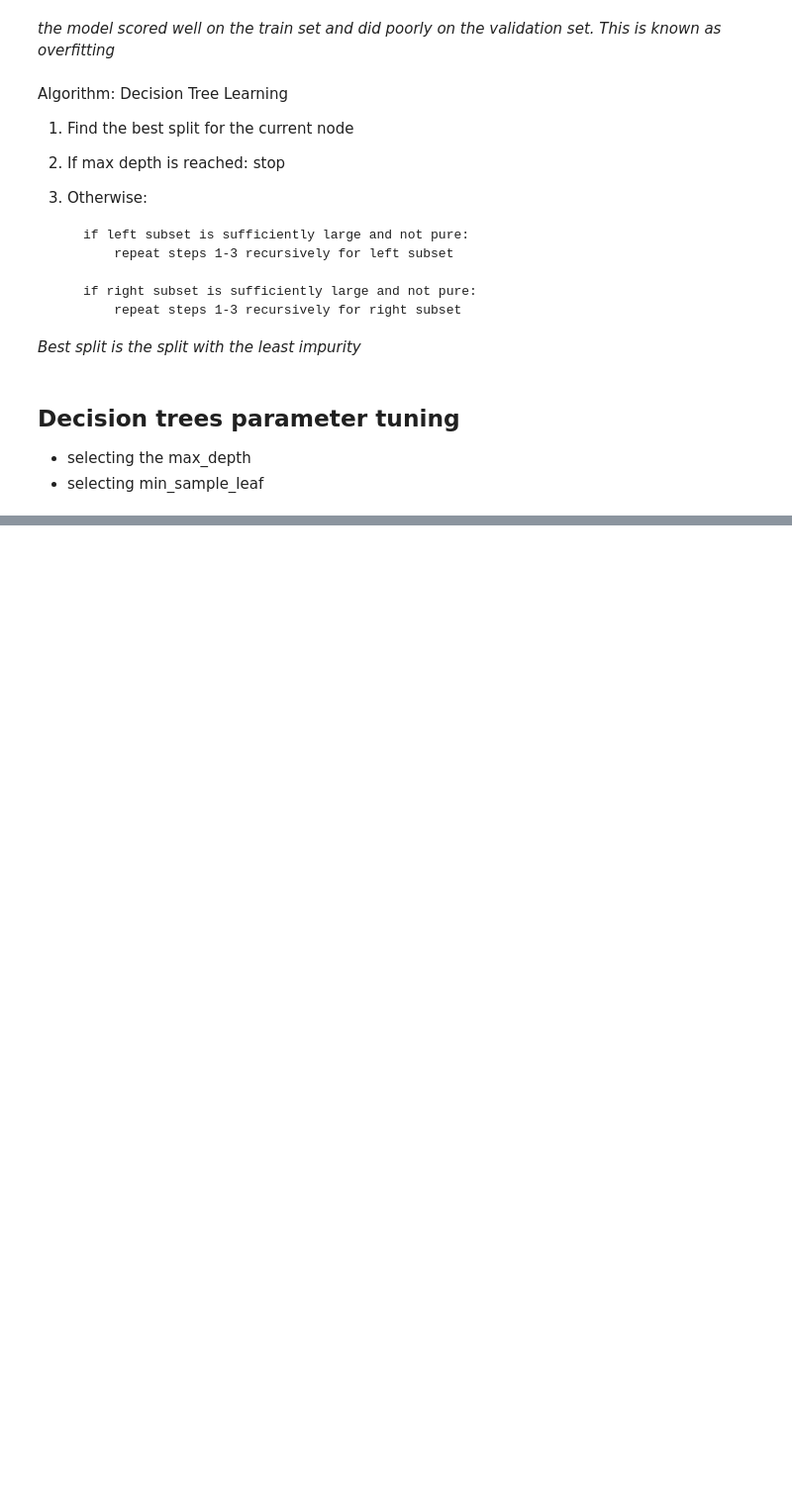
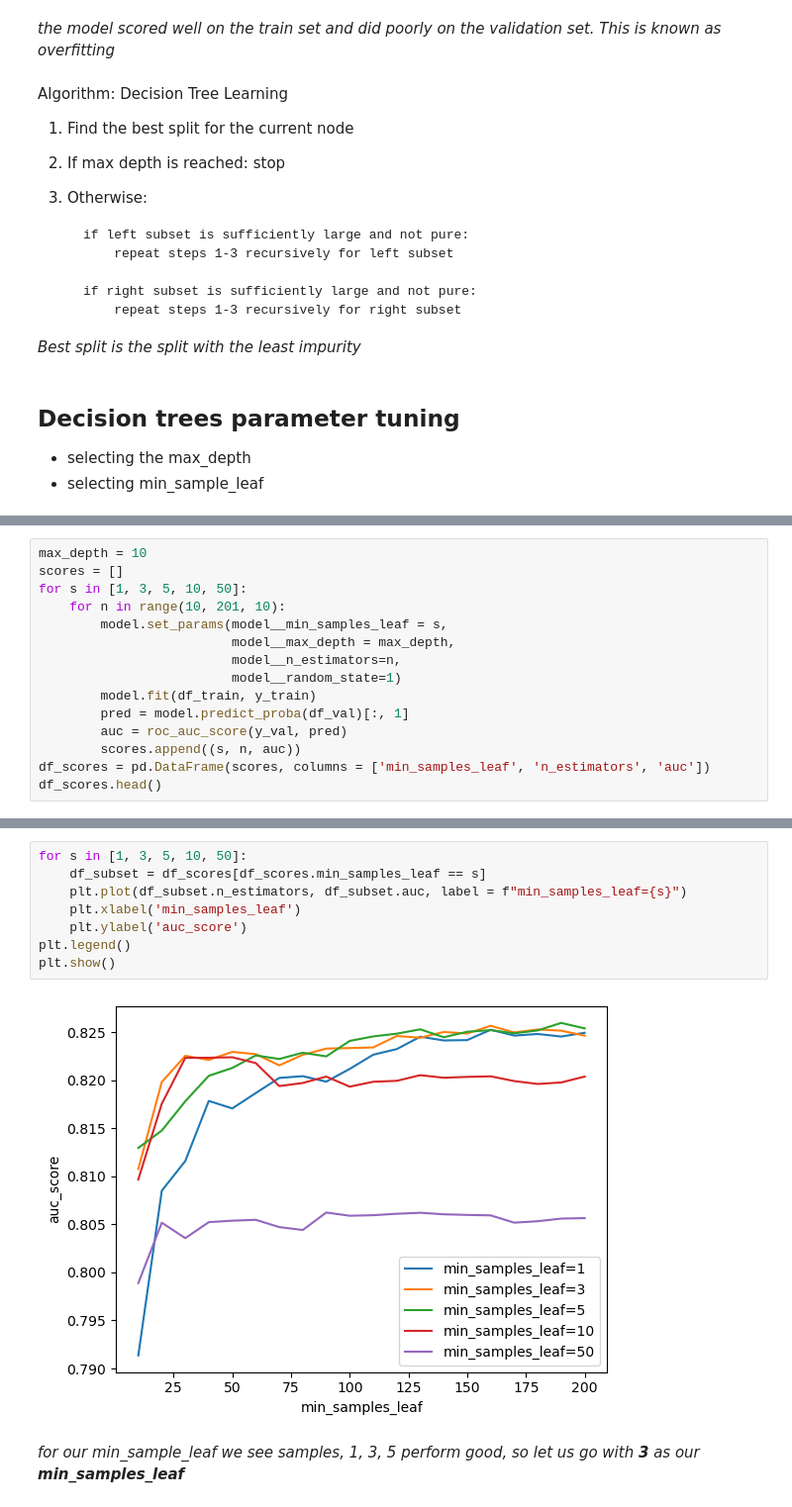
Before and after one commit to KingsleyElo/ml-zoomcamp-notes, a Jupyter notebook: Trees/notebook.ipynb, the cells around one changed output, grey strips where cells are left out. Shown at 99% size. Saved outputs shown, nothing was run; the diff lists cells and outputs as text; blank space fills up the shorter version.

```diff
--- a/Trees/notebook.ipynb
+++ b/Trees/notebook.ipynb
@@ -269,0 +342,15 @@ df_scores.sort_values(by = ['auc'], ascending=False).head()
+# %%
+max_depth = 10
+scores = []
+for s in [1, 3, 5, 10, 50]:
+    for n in range(10, 201, 10):
+        model.set_params(model__min_samples_leaf = s,
+                         model__max_depth = max_depth,
+                         model__n_estimators=n,
+                         model__random_state=1)
+        model.fit(df_train, y_train)
+        pred = model.predict_proba(df_val)[:, 1]
+        auc = roc_auc_score(y_val, pred)
+        scores.append((s, n, auc))
+df_scores = pd.DataFrame(scores, columns = ['min_samples_leaf', 'n_estimators', 'auc'])
+df_scores.head()
@@ -269,0 +364,12 @@ df_scores.sort_values(by = ['auc'], ascending=False).head()
+# %%
+for s in [1, 3, 5, 10, 50]:
+    df_subset = df_scores[df_scores.min_samples_leaf == s]
+    plt.plot(df_subset.n_estimators, df_subset.auc, label = f"min_samples_leaf={s}")
+    plt.xlabel('min_samples_leaf')
+    plt.ylabel('auc_score')
+plt.legend()
+plt.show()
+# %% [output]
+[figure, added]
+# %% [markdown]
+*for our min_sample_leaf we see samples, 1, 3, 5 perform good, so let us go with **3** as our **min_samples_leaf***
```
Also changed, not shown: parts of 14 cells of this notebook.
